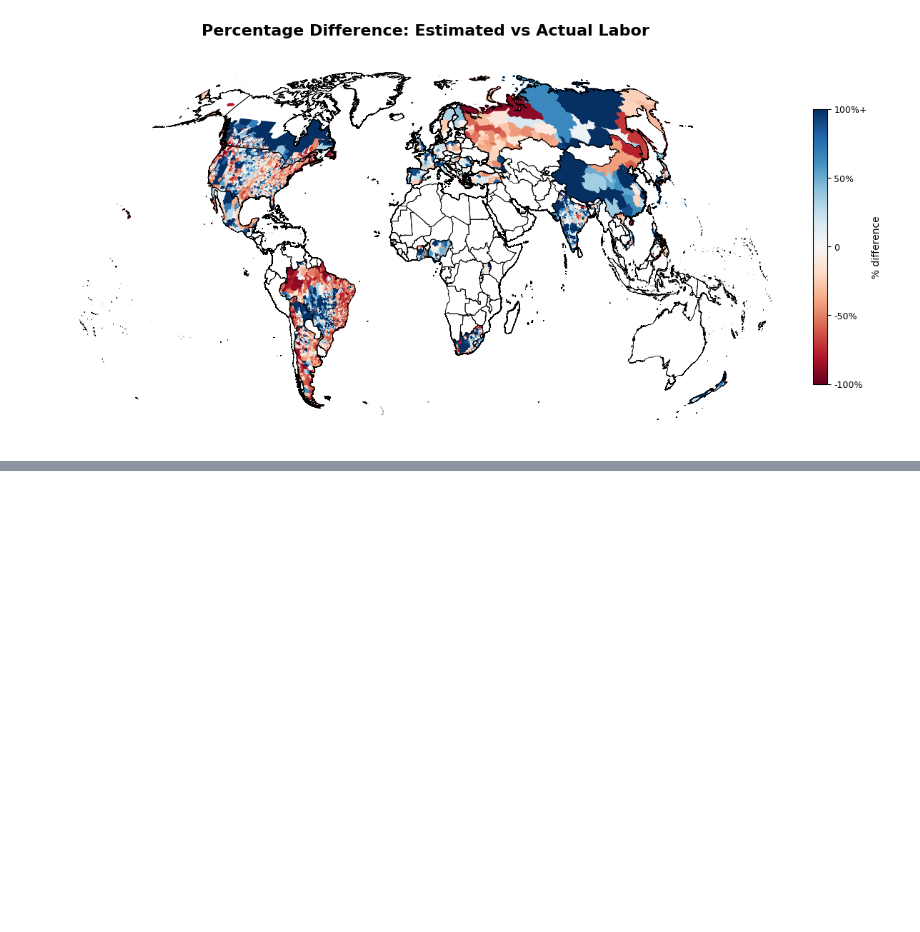
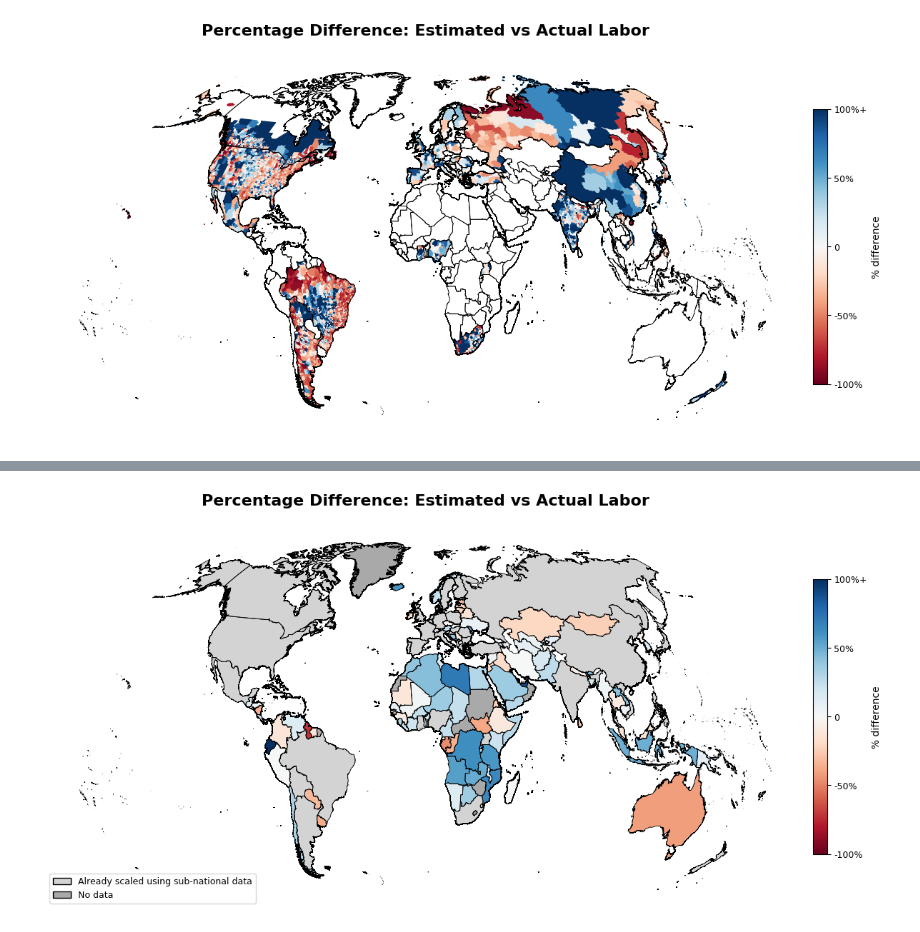
Before and after one commit to carinamani/AgDownscaling, a Jupyter notebook: 04_FIGURES/scaling_factors.ipynb, the cells around one changed output, grey strips where cells are left out. Saved outputs shown, nothing was run; the diff lists cells and outputs as text; code cells hidden in the pictures; blank space fills up the shorter version.

```diff
--- a/04_FIGURES/scaling_factors.ipynb
+++ b/04_FIGURES/scaling_factors.ipynb
@@ -499,0 +524,84 @@ fig.savefig(f"{fd}/national_capital_map.png", dpi=300, bbox_inches='tight')
+# %%
+##### Plot national scaling factors (labor)
+
+bounds = [-1, -0.5, 0, 0.5, 1]
+labels = ['-100%', '-50%', '0', '50%', '100%+']
+
+### Plot
+fig, ax = plt.subplots(figsize=(12,8))
+vmin, vmax = -1, 1
+
+# Plot raw values (countries WITHOUT sub-national data)
+country_shp_all_lab[~country_shp_all_lab['ISO3'].isin(subnational_labor_countries)].plot(
+    column='percent_diff',
+    cmap='RdBu',
+    edgecolor='none',
+    ax=ax,
+    vmin=vmin,
+    vmax=vmax,
+    legend=False,
+    zorder=2
+)
+
+# Countries WITH sub-national data
+country_shp_all_lab[country_shp_all_lab['ISO3'].isin(subnational_labor_countries)].plot(
+    facecolor='lightgrey',
+    edgecolor='none',
+    ax=ax,
+    zorder=2
+)
+
+# Countries with no data at all
+country_shp_all_lab[country_shp_all_lab['percent_diff'].isna()].plot(
+    facecolor='darkgrey',
+    edgecolor='none',
+    ax=ax,
+    zorder=1
+)
+
+# Add country boundaries
+country_shp.boundary.plot(
+    ax=ax,
+    color='black',
+    linewidth=0.6,
+    zorder=10
+)
+
+# Colorbar
+sm = plt.cm.ScalarMappable(cmap='RdBu', norm=plt.Normalize(vmin=vmin, vmax=vmax))
+sm._A = []
+cbar = fig.colorbar(
+    sm,
+    ax=ax,
+    orientation="vertical",
+    fraction=0.02,
+    pad=0.01,
+    shrink=0.5
+)
+cbar.set_label("% difference", fontsize=10)
+cbar.ax.tick_params(labelsize=9)
+
+# Set ticks and labels
+cbar.set_ticks(bounds)
+cbar.set_ticklabels(labels)
+
+# Legend for grey countries
+lightgrey_patch = mpatches.Patch(facecolor='lightgrey', edgecolor='black', label='Already scaled using sub-national data')
+darkgrey_patch = mpatches.Patch(facecolor='darkgrey', edgecolor='black', label='No data')
+ax.legend(
+    handles=[lightgrey_patch, darkgrey_patch],
+    loc='lower left',
+    frameon=True,
+    fontsize=9
+)
+
+# Aesthetics
+ax.set_axis_off()
+ax.set_title("Percentage Difference: Estimated vs Actual Labor", fontsize=16, weight='bold', pad=20)
+plt.tight_layout()
+
+plt.show()
+
+fig.savefig(f"{fd}/national_labor_map.png", dpi=300, bbox_inches='tight')
+# %% [output]
+[figure, added]
```
Also changed, not shown: parts of 3 cells of this notebook.
